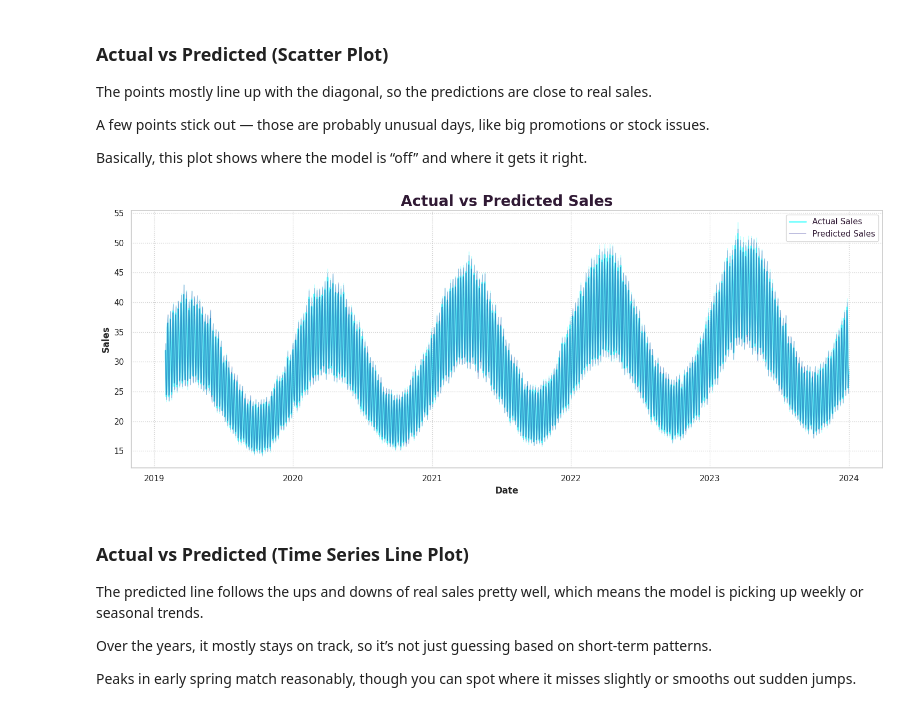
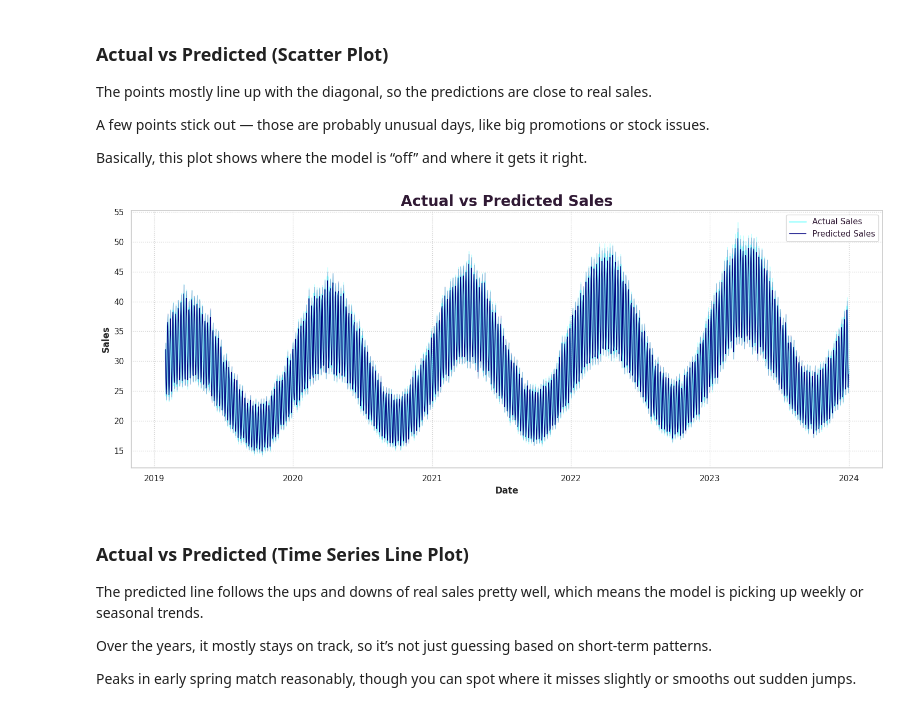
Before and after one commit to alinas-git/Demand-forcasting, a Jupyter notebook: demand_forcasting.ipynb, the cells around one changed output. Cells and saved outputs as stored; diff of their text form; code cells hidden in the pictures.

```diff
--- a/demand_forcasting.ipynb
+++ b/demand_forcasting.ipynb
@@ -439,37 +439,37 @@ plot=pd.DataFrame({
     "Predicted_sales":y_pred
 })
 plot=plot.sort_values("date")
 plot=plot.melt(id_vars="date",
                value_vars=["Actual_sales","Predicted_sales"],
                var_name="type",value_name="sales")
 
 plt.figure(figsize=(15,6))
 
 
 sns.lineplot(data=plot[plot["type"]=="Actual_sales"],
              x="date",
              y="sales",
              color="cyan",
-             alpha=0.5,
+             alpha=0.3,
              label="Actual Sales",
              lw=2.2)
 sns.lineplot(data=plot[plot["type"]=="Predicted_sales"],
              x="date",
              y="sales",
              color="navy",
-             alpha=0.3,
+             alpha=1,
              label="Predicted Sales",
-             lw=1.2)
+             lw=0.9)
 
 
 plt.title("Actual vs Predicted Sales")
 plt.xlabel("Date",fontsize=12)
 plt.ylabel("Sales",fontsize=12)
 plt.legend(title="")
 plt.tight_layout()
 plt.show()
 # %% [output]
-[figure, old version]
+[figure, new version]
 # %% [markdown]
 ### Actual vs Predicted (Time Series Line Plot)
 
```
